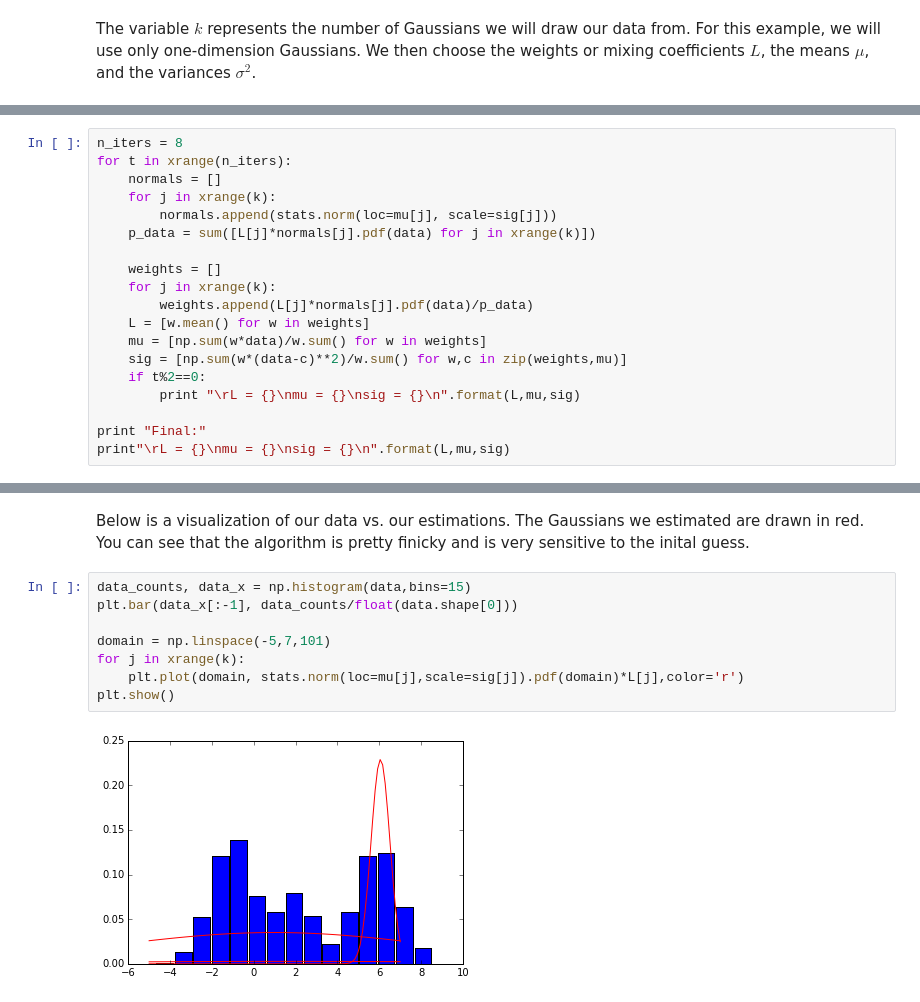
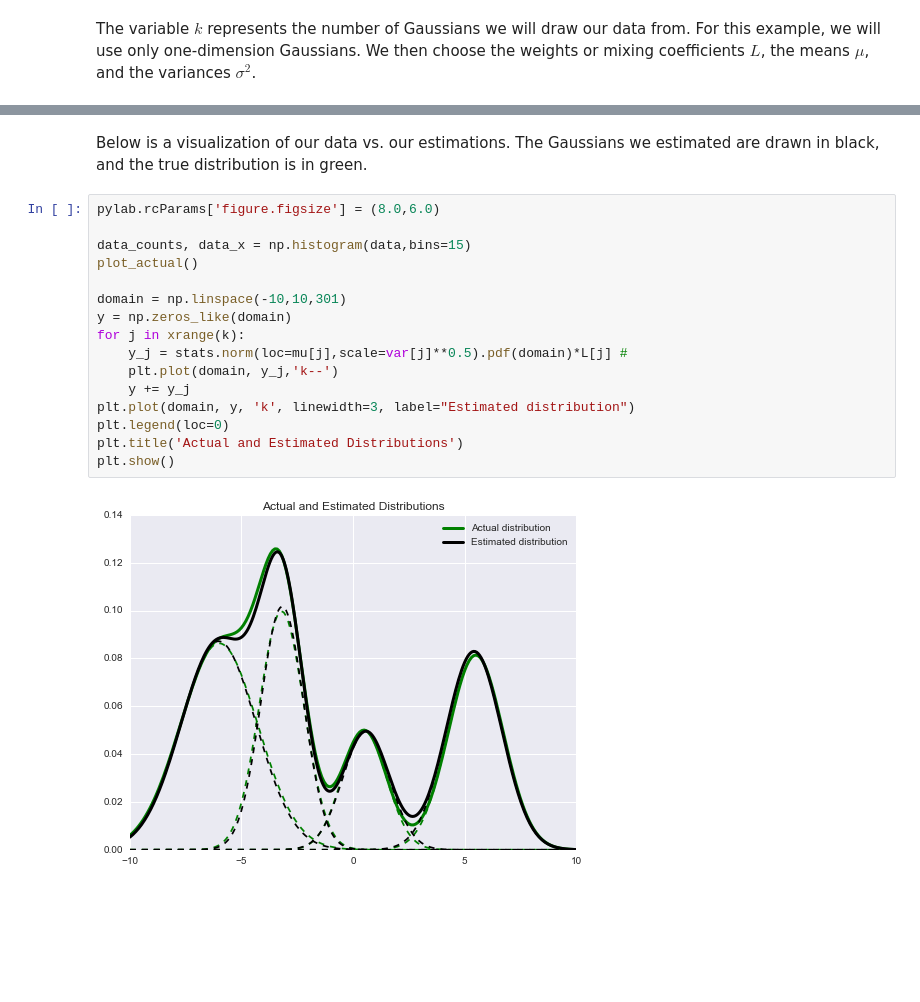
Before and after one commit to UniversitasRiau/MateriML, a Jupyter notebook: math404/GMM.ipynb, the cells around one changed output, grey strips where cells are left out. Drawn from its saved outputs; the diff is of its cells as text; blank space fills up the shorter version.

```diff
--- a/math404/GMM.ipynb
+++ b/math404/GMM.ipynb
@@ -43,19 +79,0 @@ sig = [0.9, 0.9,0.9]
-# %%
-n_iters = 8
-for t in xrange(n_iters):
-    normals = []
-    for j in xrange(k):
-        normals.append(stats.norm(loc=mu[j], scale=sig[j]))
-    p_data = sum([L[j]*normals[j].pdf(data) for j in xrange(k)])
-
-    weights = []
-    for j in xrange(k):
-        weights.append(L[j]*normals[j].pdf(data)/p_data)
-    L = [w.mean() for w in weights]
-    mu = [np.sum(w*data)/w.sum() for w in weights]
-    sig = [np.sum(w*(data-c)**2)/w.sum() for w,c in zip(weights,mu)]
-    if t%2==0:
-        print "\rL = {}\nmu = {}\nsig = {}\n".format(L,mu,sig)
-
-print "Final:"
-print"\rL = {}\nmu = {}\nsig = {}\n".format(L,mu,sig)
@@ -83,12 +128,20 @@ sig = [7.6708123170065132, 0.44685235018864489, 10.148855860068771]
 # %% [markdown]
-Below is a visualization of our data vs. our estimations. The Gaussians we estimated are drawn in red. You can see that the algorithm is pretty finicky and is very sensitive to the inital guess.
+Below is a visualization of our data vs. our estimations. The Gaussians we estimated are drawn in black, and the true distribution is in green.
-# %%
-data_counts, data_x = np.histogram(data,bins=15)
-plt.bar(data_x[:-1], data_counts/float(data.shape[0]))
-
-domain = np.linspace(-5,7,101)
-for j in xrange(k):
-    plt.plot(domain, stats.norm(loc=mu[j],scale=sig[j]).pdf(domain)*L[j],color='r')
-plt.show()
-# %% [output]
-[figure, removed]
+# %%
+pylab.rcParams['figure.figsize'] = (8.0,6.0)
+
+data_counts, data_x = np.histogram(data,bins=15)
+plot_actual()
+
+domain = np.linspace(-10,10,301)
+y = np.zeros_like(domain)
+for j in xrange(k):
+    y_j = stats.norm(loc=mu[j],scale=var[j]**0.5).pdf(domain)*L[j] #
+    plt.plot(domain, y_j,'k--')
+    y += y_j
+plt.plot(domain, y, 'k', linewidth=3, label="Estimated distribution")
+plt.legend(loc=0)
+plt.title('Actual and Estimated Distributions')
+plt.show()
+# %% [output]
+[figure, added]
```
Also changed, not shown: parts of 14 cells of this notebook, 1 other file.
